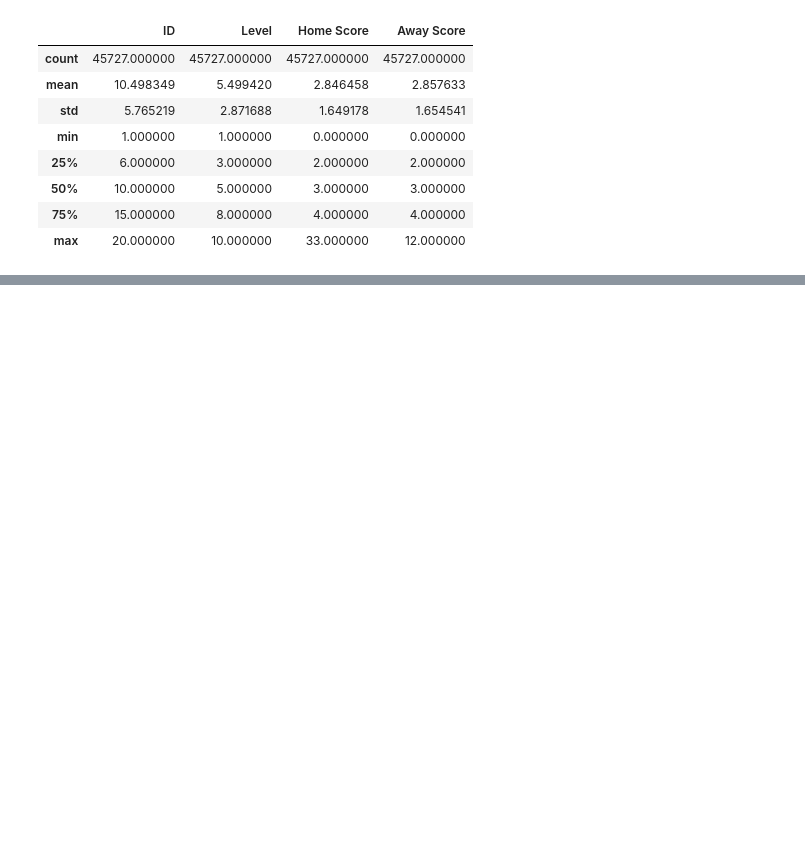
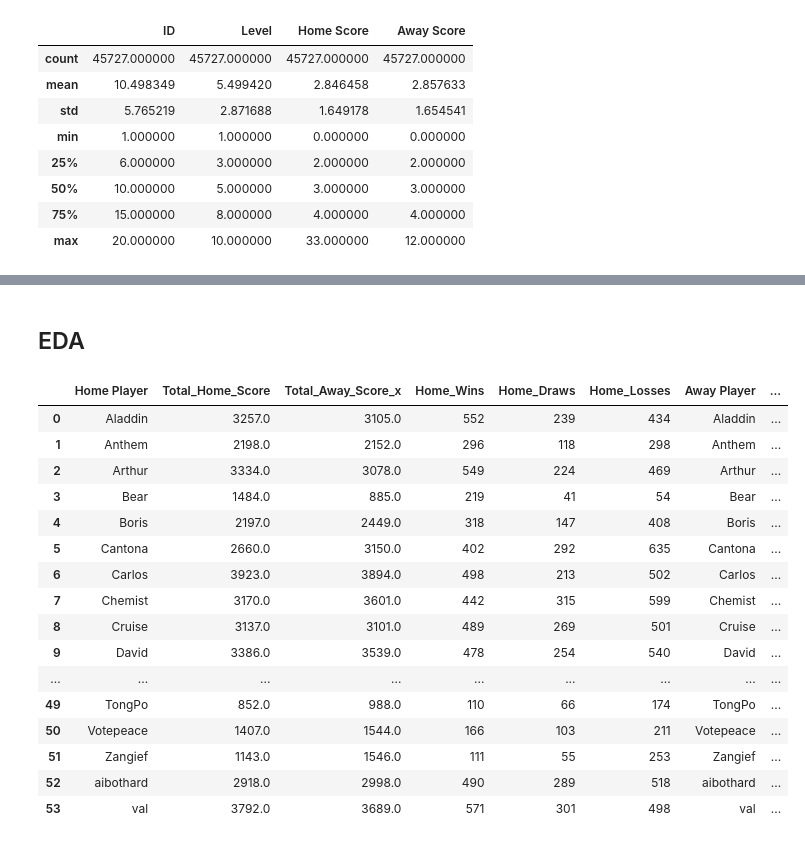
Before and after one commit to Roy-de/sports_game, a Jupyter notebook: game_model.ipynb, the cells around one changed output, grey strips where cells are left out. Saved outputs shown, nothing was run; the diff lists cells and outputs as text; code cells hidden in the pictures; blank space fills up the shorter version.

```diff
--- a/game_model.ipynb
+++ b/game_model.ipynb
@@ -235,0 +62,47 @@ Detected at node sequential/dense/Relu defined at (most recent call last):
+# %% [markdown]
+## EDA
+# %%
+home_stats = data_csv.groupby('Home Player').agg(
+    Total_Home_Score=('Home Score', 'sum'),        # Total home score
+    Total_Away_Score=('Away Score', 'sum'),        # Total away score they faced
+    Home_Wins=('Home Outcome', lambda x: (x == 'Win').sum()),  # Wins at home
+    Home_Draws=('Home Outcome', lambda x: (x == 'Draw').sum()),  # Draws at home
+    Home_Losses=('Home Outcome', lambda x: (x == 'Loss').sum())   # Losses at home
+).reset_index()
+
+# Away player statistics
+away_stats = data_csv.groupby('Away Player').agg(
+    Total_Home_Score_Against=('Home Score', 'sum'),   # Total home score they faced
+    Total_Away_Score=('Away Score', 'sum'),            # Total away score
+    Away_Wins=('Away Outcome', lambda x: (x == 'Win').sum()),    # Wins away
+    Away_Draws=('Away Outcome', lambda x: (x == 'Draw').sum()),   # Draws away
+    Away_Losses=('Away Outcome', lambda x: (x == 'Loss').sum())    # Losses away
+).reset_index()
+
+# Merge the results
+combined_stats = pd.merge(home_stats, away_stats, left_on='Home Player', right_on='Away Player', how='outer')
+
+# Combine Wins, Losses, and Draws
+combined_stats['Total_Wins'] = combined_stats['Home_Wins'].fillna(0) + combined_stats['Away_Wins'].fillna(0)
+combined_stats['Total_Losses'] = combined_stats['Home_Losses'].fillna(0) + combined_stats['Away_Losses'].fillna(0)
+combined_stats['Total_Draws'] = combined_stats['Home_Draws'].fillna(0) + combined_stats['Away_Draws'].fillna(0)
+# %%
+combined_stats
+# %% [output]
+|  | Home Player | Total_Home_Score | Total_Away_Score_x | Home_Wins | Home_Draws | Home_Losses | Away Player | ... |
+| 0 | Aladdin | 3257.0 | 3105.0 | 552 | 239 | 434 | Aladdin | ... |
+| 1 | Anthem | 2198.0 | 2152.0 | 296 | 118 | 298 | Anthem | ... |
+| 2 | Arthur | 3334.0 | 3078.0 | 549 | 224 | 469 | Arthur | ... |
+| 3 | Bear | 1484.0 | 885.0 | 219 | 41 | 54 | Bear | ... |
+| 4 | Boris | 2197.0 | 2449.0 | 318 | 147 | 408 | Boris | ... |
+| 5 | Cantona | 2660.0 | 3150.0 | 402 | 292 | 635 | Cantona | ... |
+| 6 | Carlos | 3923.0 | 3894.0 | 498 | 213 | 502 | Carlos | ... |
+| 7 | Chemist | 3170.0 | 3601.0 | 442 | 315 | 599 | Chemist | ... |
+| 8 | Cruise | 3137.0 | 3101.0 | 489 | 269 | 501 | Cruise | ... |
+| 9 | David | 3386.0 | 3539.0 | 478 | 254 | 540 | David | ... |
+| ... | ... | ... | ... | ... | ... | ... | ... | ... |
+| 49 | TongPo | 852.0 | 988.0 | 110 | 66 | 174 | TongPo | ... |
+| 50 | Votepeace | 1407.0 | 1544.0 | 166 | 103 | 211 | Votepeace | ... |
+| 51 | Zangief | 1143.0 | 1546.0 | 111 | 55 | 253 | Zangief | ... |
+| 52 | aibothard | 2918.0 | 2998.0 | 490 | 289 | 518 | aibothard | ... |
+| 53 | val | 3792.0 | 3689.0 | 571 | 301 | 498 | val | ... |
```
Also changed, not shown: parts of 43 cells of this notebook, 11 other files.
